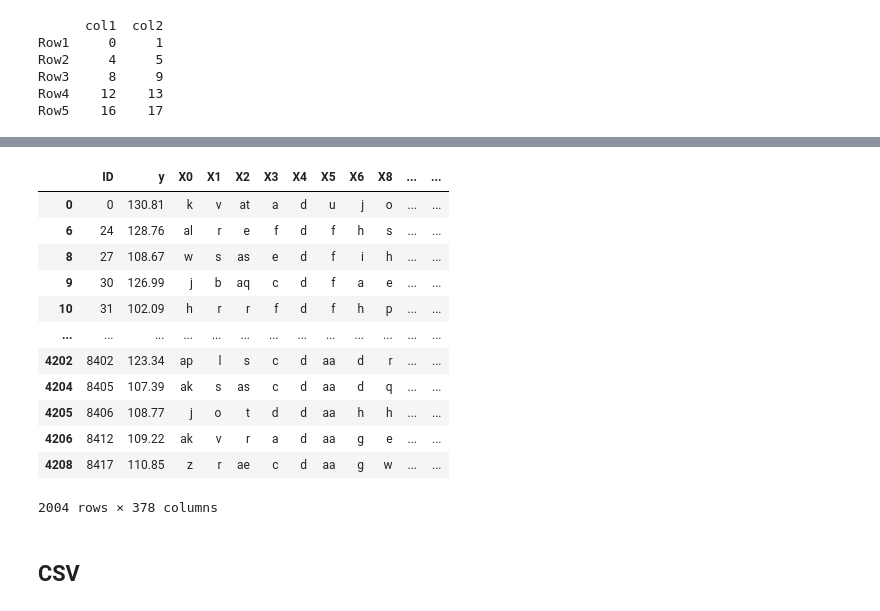
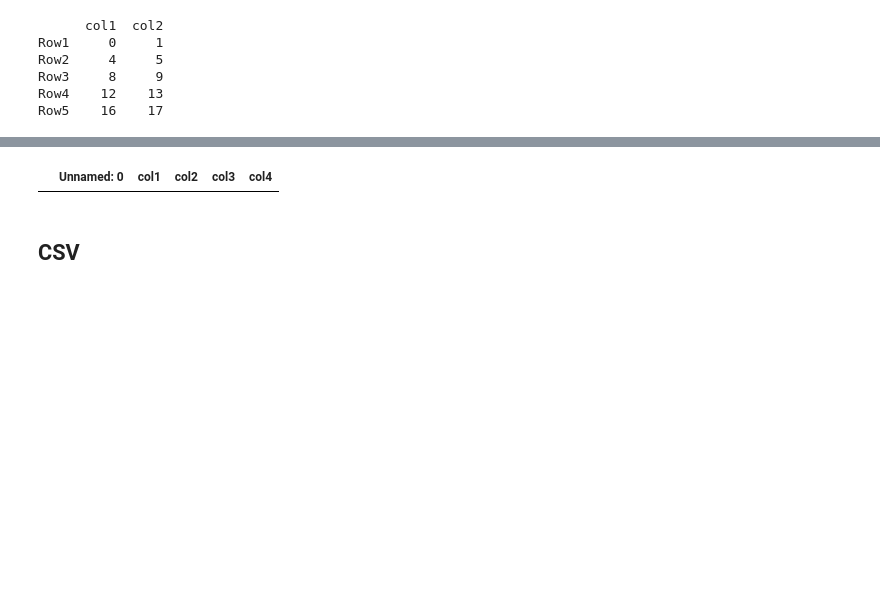
Before and after one commit to zugzwang03/Machine-Learning-Materials, a Jupyter notebook: pandas.ipynb, the cells around one changed output, grey strips where cells are left out. Saved outputs shown, nothing was run; the diff lists cells and outputs as text; code cells hidden in the pictures; blank space fills up the shorter version.

```diff
--- a/pandas.ipynb
+++ b/pandas.ipynb
@@ -53,7 +53,7 @@ Row3     8     9
 Row4    12    13
 Row5    16    17
 # %%
-df = pd.read_csv('mercedesbenz.csv')
+df = pd.read_csv('Test1.csv')
 # %%
 df.head()
 # %% [output]
@@ -100,19 +87,7 @@ Name: X0, dtype: int64
 # %%
-df[df['y'] > 100]
+df[df['col1'] > 100]
 # %% [output]
-|  | ID | y | X0 | X1 | X2 | X3 | X4 | X5 | X6 | X8 | ... | ... |
-| 0 | 0 | 130.81 | k | v | at | a | d | u | j | o | ... | ... |
-| 6 | 24 | 128.76 | al | r | e | f | d | f | h | s | ... | ... |
-| 8 | 27 | 108.67 | w | s | as | e | d | f | i | h | ... | ... |
-| 9 | 30 | 126.99 | j | b | aq | c | d | f | a | e | ... | ... |
-| 10 | 31 | 102.09 | h | r | r | f | d | f | h | p | ... | ... |
-| ... | ... | ... | ... | ... | ... | ... | ... | ... | ... | ... | ... | ... |
-| 4202 | 8402 | 123.34 | ap | l | s | c | d | aa | d | r | ... | ... |
-| 4204 | 8405 | 107.39 | ak | s | as | c | d | aa | d | q | ... | ... |
-| 4205 | 8406 | 108.77 | j | o | t | d | d | aa | h | h | ... | ... |
-| 4206 | 8412 | 109.22 | ak | v | r | a | d | aa | g | e | ... | ... |
-| 4208 | 8417 | 110.85 | z | r | ae | c | d | aa | g | w | ... | ... |
+|  | Unnamed: 0 | col1 | col2 | col3 | col4 |
-2004 rows × 378 columns
 # %% [markdown]
 ## CSV
 # %%
```
Also changed, not shown: parts of 10 cells of this notebook.
